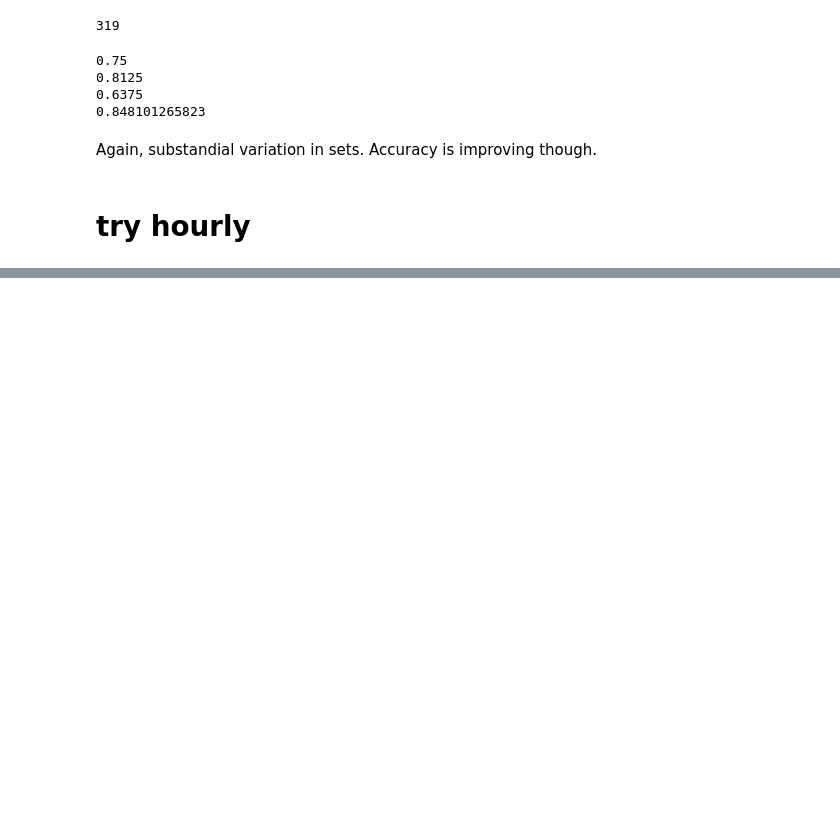
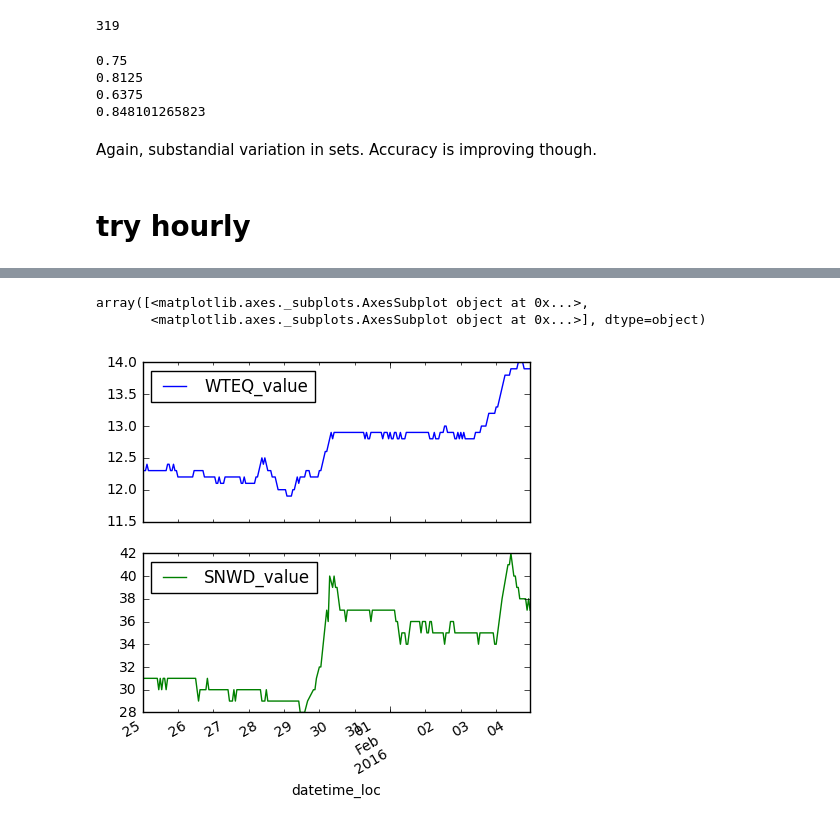
Before and after one commit to baldwint/snotelier, a Jupyter notebook: usda.ipynb, the cells around one changed output, grey strips where cells are left out. Saved outputs shown, nothing was run; the diff lists cells and outputs as text; code cells hidden in the pictures; blank space fills up the shorter version.

```diff
--- a/usda.ipynb
+++ b/usda.ipynb
@@ -1477,3 +1441,7 @@ for train, test in kf:
 Again, substandial variation in sets. Accuracy is improving though.
 # %% [markdown]
 # try hourly
+# %%
+tdy = pd.to_datetime('2016-02-04')
+df_recent = get_usda_hourly(733, tdy - pd.Timedelta('10 days'), tdy, 'OR')
+df_recent.head()
@@ -1479,0 +1456,7 @@ Again, substandial variation in sets. Accuracy is improving though.
+# %%
+dfi = df_recent.resample('1H').interpolate()
+dfi[['WTEQ_value', 'SNWD_value']].plot(subplots=True)
+# %% [output]
+array([<matplotlib.axes._subplots.AxesSubplot object at 0x...>,
+       <matplotlib.axes._subplots.AxesSubplot object at 0x...>], dtype=object)
+[figure, added]
```
Also changed, not shown: parts of 120 cells of this notebook, 17 other files.
